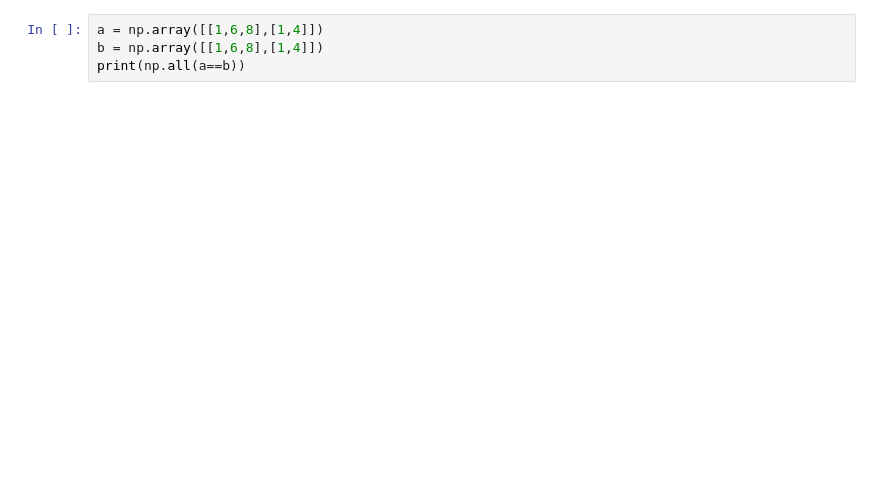
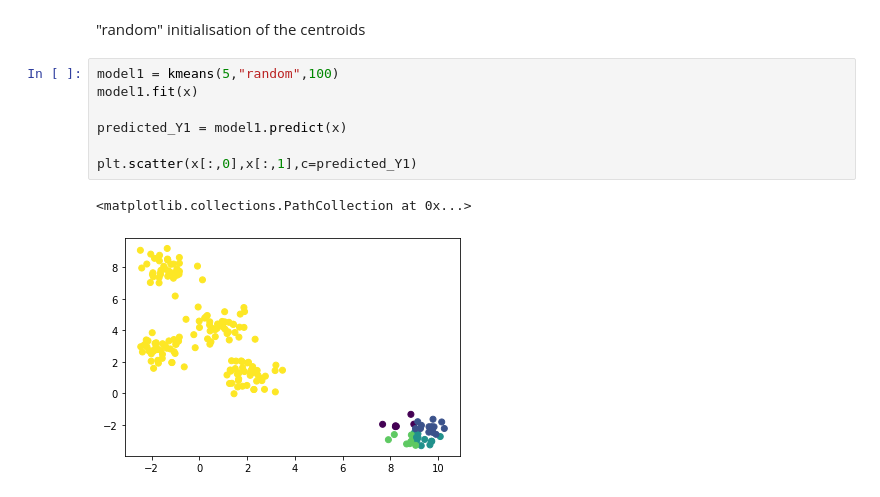
Before and after one commit to nord-ine/kmeans-from-scratch, a Jupyter notebook: notebook.ipynb, the cells around one changed output. Cells and saved outputs as stored; diff of their text form; blank space fills up the shorter version.

```diff
--- a/notebook.ipynb
+++ b/notebook.ipynb
@@ -24,4 +19,12 @@ ValueError: operands could not be broadcast together with shapes (5,) (0,)
-# %%
-a = np.array([[1,6,8],[1,4]])
-b = np.array([[1,6,8],[1,4]])
-print(np.all(a==b))
+# %% [markdown]
+"random" initialisation of the centroids
+# %%
+model1 = kmeans(5,"random",100)
+model1.fit(x)
+
+predicted_Y1 = model1.predict(x)
+
+plt.scatter(x[:,0],x[:,1],c=predicted_Y1)
+# %% [output]
+<matplotlib.collections.PathCollection at 0x...>
+[figure, added]
```
Also changed, not shown: parts of 8 cells of this notebook, 2 other files.
